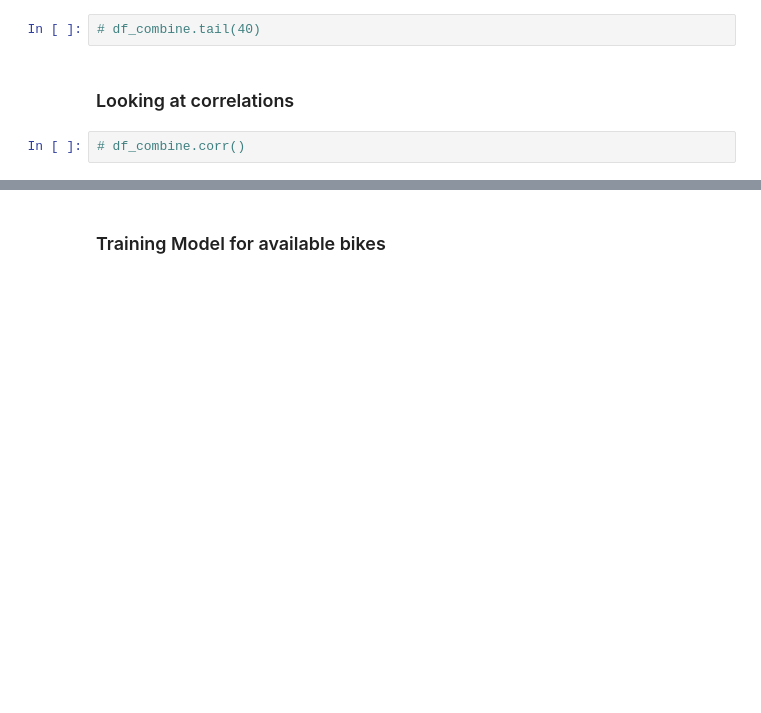
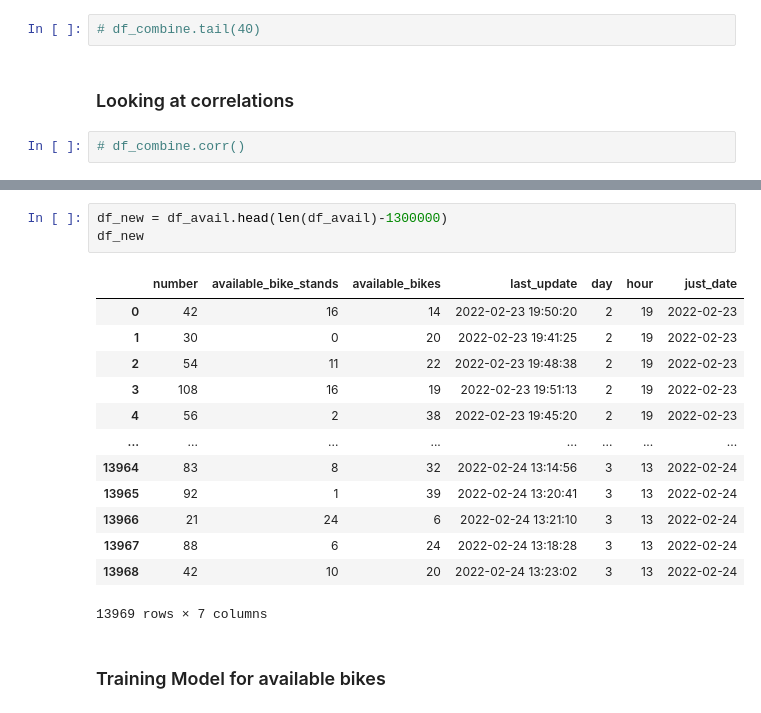
Before and after one commit to Gus1616/Dublin_bikes_project, a Jupyter notebook: Machine_learning/Predictions_Dublin_BikesApp.ipynb, the cells around one changed output, grey strips where cells are left out. Saved outputs shown, nothing was run; the diff lists cells and outputs as text; blank space fills up the shorter version.

```diff
--- a/Machine_learning/Predictions_Dublin_BikesApp.ipynb
+++ b/Machine_learning/Predictions_Dublin_BikesApp.ipynb
@@ -134,3 +303,20 @@ df_avail.shape
+# %%
+df_new = df_avail.head(len(df_avail)-1300000)
+df_new
+# %% [output]
+|  | number | available_bike_stands | available_bikes | last_update | day | hour | just_date |
+| 0 | 42 | 16 | 14 | 2022-02-23 19:50:20 | 2 | 19 | 2022-02-23 |
+| 1 | 30 | 0 | 20 | 2022-02-23 19:41:25 | 2 | 19 | 2022-02-23 |
+| 2 | 54 | 11 | 22 | 2022-02-23 19:48:38 | 2 | 19 | 2022-02-23 |
+| 3 | 108 | 16 | 19 | 2022-02-23 19:51:13 | 2 | 19 | 2022-02-23 |
+| 4 | 56 | 2 | 38 | 2022-02-23 19:45:20 | 2 | 19 | 2022-02-23 |
+| ... | ... | ... | ... | ... | ... | ... | ... |
+| 13964 | 83 | 8 | 32 | 2022-02-24 13:14:56 | 3 | 13 | 2022-02-24 |
+| 13965 | 92 | 1 | 39 | 2022-02-24 13:20:41 | 3 | 13 | 2022-02-24 |
+| 13966 | 21 | 24 | 6 | 2022-02-24 13:21:10 | 3 | 13 | 2022-02-24 |
+| 13967 | 88 | 6 | 24 | 2022-02-24 13:18:28 | 3 | 13 | 2022-02-24 |
+| 13968 | 42 | 10 | 20 | 2022-02-24 13:23:02 | 3 | 13 | 2022-02-24 |
+13969 rows × 7 columns
 # %% [markdown]
 ### Training Model for available bikes
 # %%
```
Also changed, not shown: parts of 46 cells of this notebook, 5 other files.
